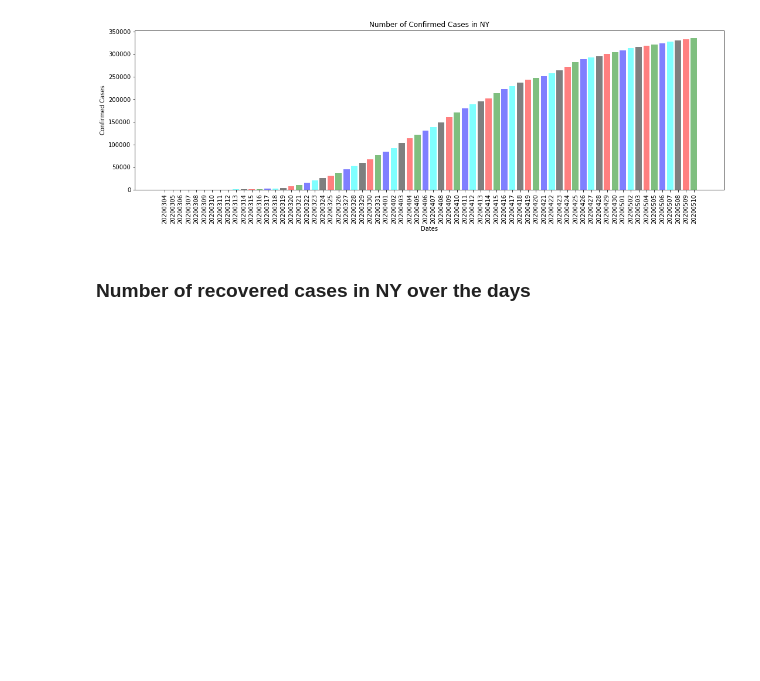
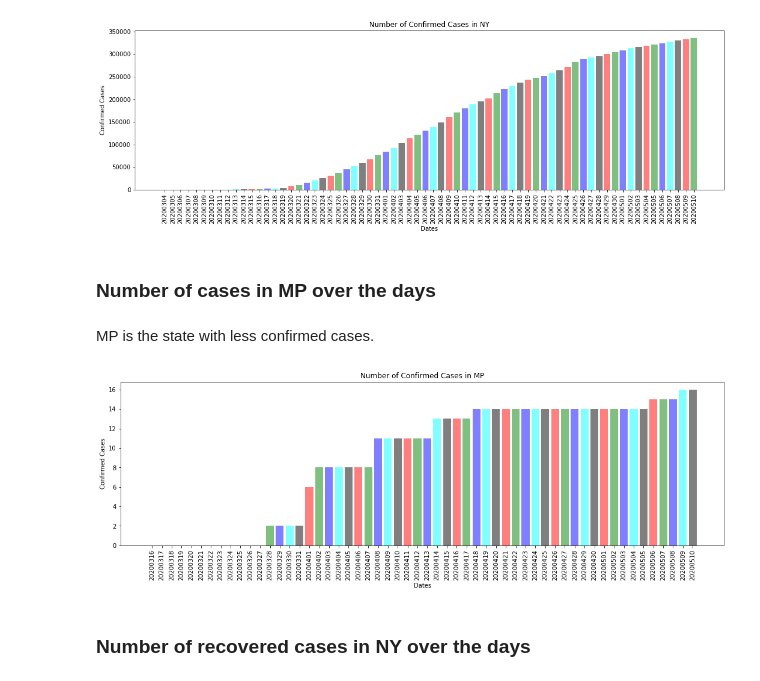
Before and after one commit to claudiarmabreu/Epidemologia, a Jupyter notebook: Projeto Covid-19/COVID19-US-Stats.ipynb, the cells around one changed output. Drawn from its saved outputs; the diff is of its cells as text; code cells hidden in the pictures; blank space fills up the shorter version.

```diff
--- a/Projeto Covid-19/COVID19-US-Stats.ipynb
+++ b/Projeto Covid-19/COVID19-US-Stats.ipynb
@@ -409,6 +411,35 @@ plt.title('Number of Confirmed Cases in NY')
 plt.show()
 # %% [output]
 [figure]
+# %% [markdown]
+### Number of cases in MP over the days
+# %% [markdown]
+MP is the state with less confirmed cases.
+# %%
+values = []
+labels = []
+datas = []
+lowerTotal = 0
+i = 0
+
+
+for feature in csv_layer.getFeatures():
+    if feature['state']=="MP":
+        values.append(feature['positive'])
+        labels.append(feature['date'])
+
+fig, ax = plt.subplots(figsize=(18,5))
+y_pos = np.arange(len(labels))
+
+plt.bar(y_pos, values, align='center', alpha=0.5, color=['black', 'red', 'green', 'blue', 'cyan'])
+plt.xticks(y_pos, labels, rotation='vertical')
+plt.ylabel('Confirmed Cases')
+plt.xlabel('Dates')
+plt.title('Number of Confirmed Cases in MP')
+
+plt.show()
+# %% [output]
+[figure, added]
 # %% [markdown]
 ### Number of recovered cases in NY over the days
 # %%
```
Also changed, not shown: parts of 18 cells of this notebook.
